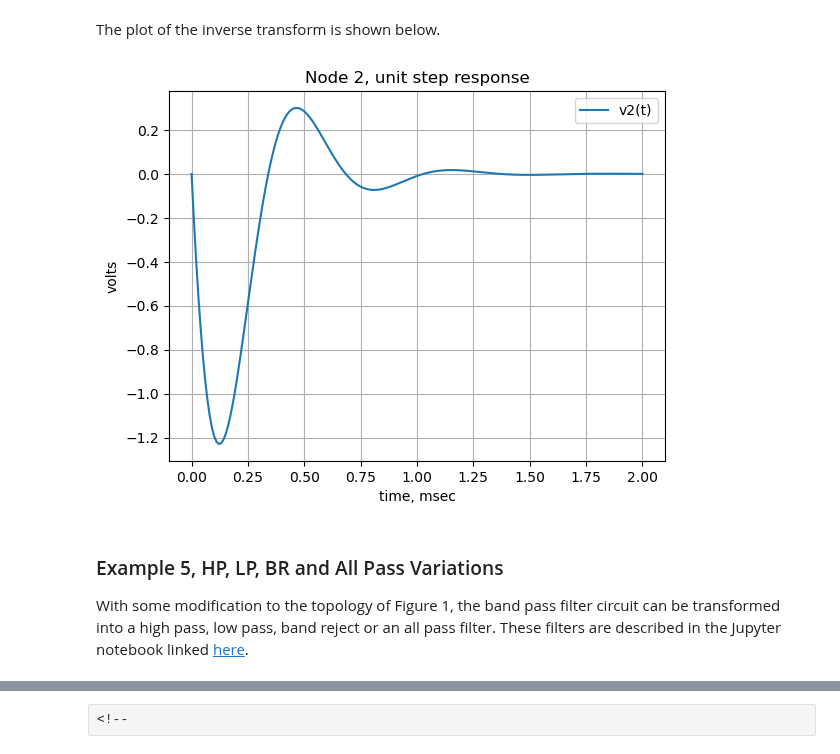
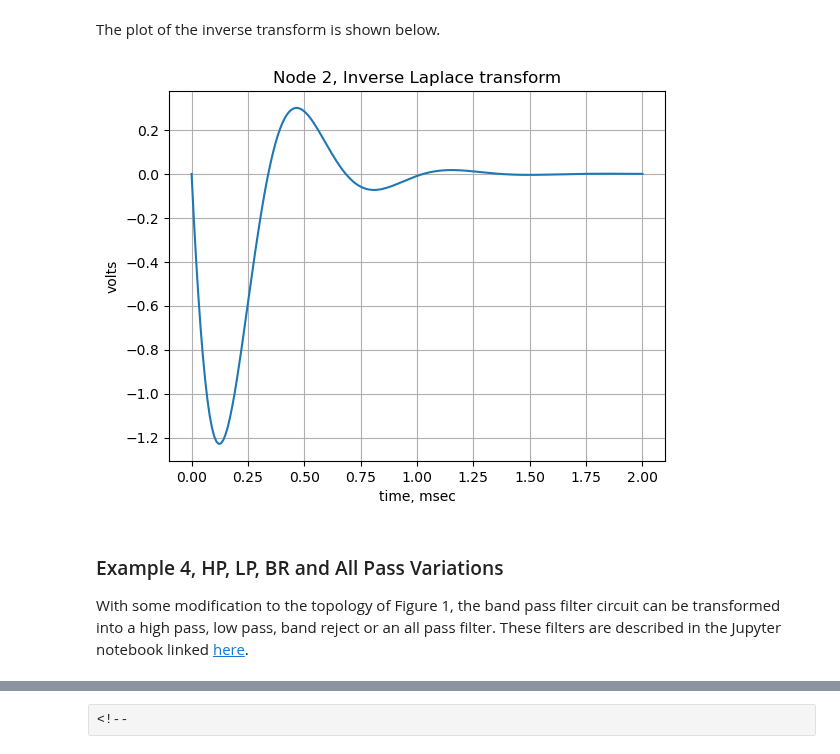
Before and after one commit to Tiburonboy/EE_jupyter_notebooks, a Jupyter notebook: Buchla Twin-T Active Filter/Twin-T_Active_Bandpass_Filter_v1a.ipynb, the cells around one changed output, grey strips where cells are left out. Drawn from its saved outputs; the diff is of its cells as text; code cells hidden in the pictures.

````diff
--- a/Buchla Twin-T Active Filter/Twin-T_Active_Bandpass_Filter_v1a.ipynb
+++ b/Buchla Twin-T Active Filter/Twin-T_Active_Bandpass_Filter_v1a.ipynb
@@ -411,12 +410,6 @@ NE_sym = Eq(A*X,Z)
 The equations, ```NE_sym```, define the mathematical relationship between voltages and currents in the filter circuit in terms of node voltages, $v_1$, $v_2$ etc., components $R_1$, $C_1$ etc., the Laplace variable $s$ and the independent voltage source $V_1$. The equations are shown below:
 # %%
 #| echo: true
-
-# Put matrices into SymPy
-X = Matrix(X)
-Z = Matrix(Z)
-
-NE_sym = Eq(A*X,Z)
 
 # display the equations
 temp = ''
@@ -1860,22 +1855,22 @@ v2_alt = lambdify(t, v2_ex3_alt)(x)
 The plot of the inverse transform is shown below.
 # %%
 #| echo: false
-#| fig-cap: figure caption
+#| fig-cap: Inverse Laplace transform for node 2 of example 3.
 
-plt.title('Node 2, unit step response')
+plt.title('Node 2, Inverse Laplace transform')
 
 plt.plot(x*1000, np.real(v2_alt),label='v2(t)')
 
 plt.ylabel('volts')
 plt.xlabel('time, msec')
 
-plt.legend()
+#plt.legend()
 plt.grid()
 plt.show()
 # %% [output]
-[figure, old version]
+[figure, new version]
 # %% [markdown]
-### Example 5, HP, LP, BR and All Pass Variations
+### Example 4, HP, LP, BR and All Pass Variations
 With some modification to the topology of Figure 1, the band pass filter circuit can be transformed into a high pass, low pass, band reject or an all pass filter. These filters are described in the Jupyter notebook linked [here](https://github.com/Tiburonboy/EE_jupyter_notebooks/blob/main/Buchla%20Twin-T%20Active%20Filter/Twin-T_variations_v0.ipynb).
 # %% [markdown]
 <!--
````
Also changed, not shown: parts of 52 cells of this notebook, 1 other file.
